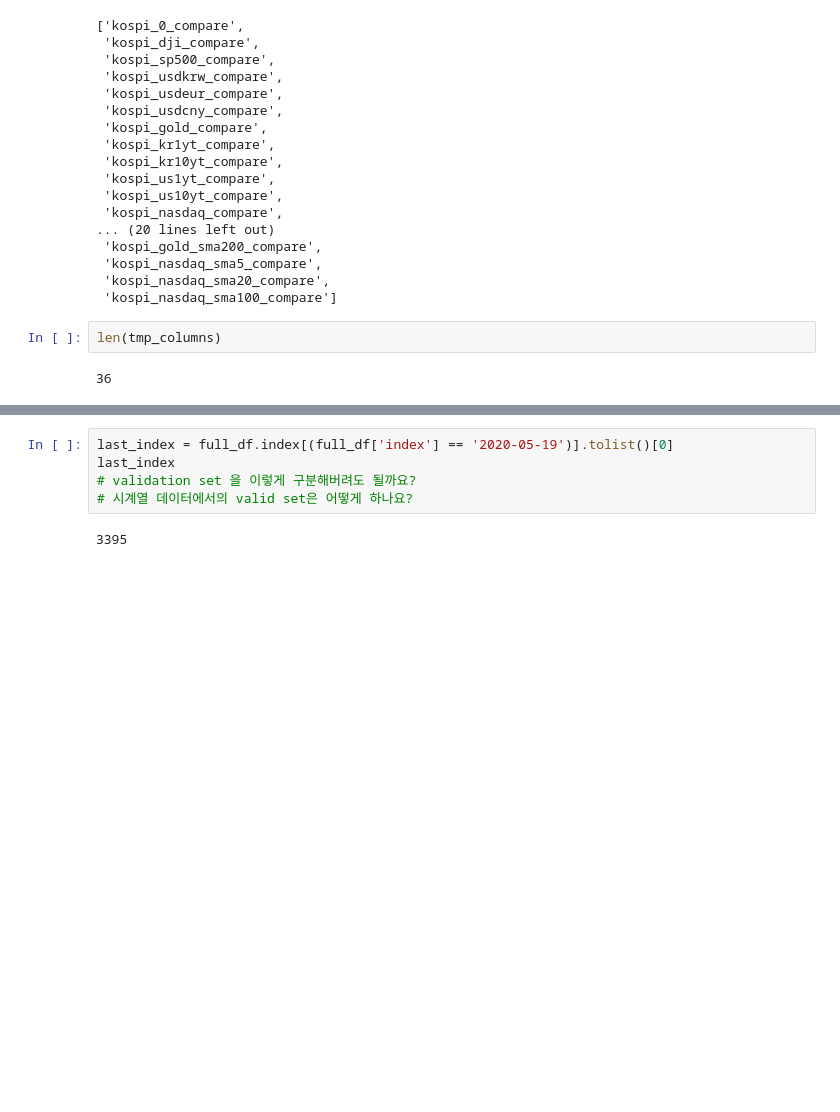
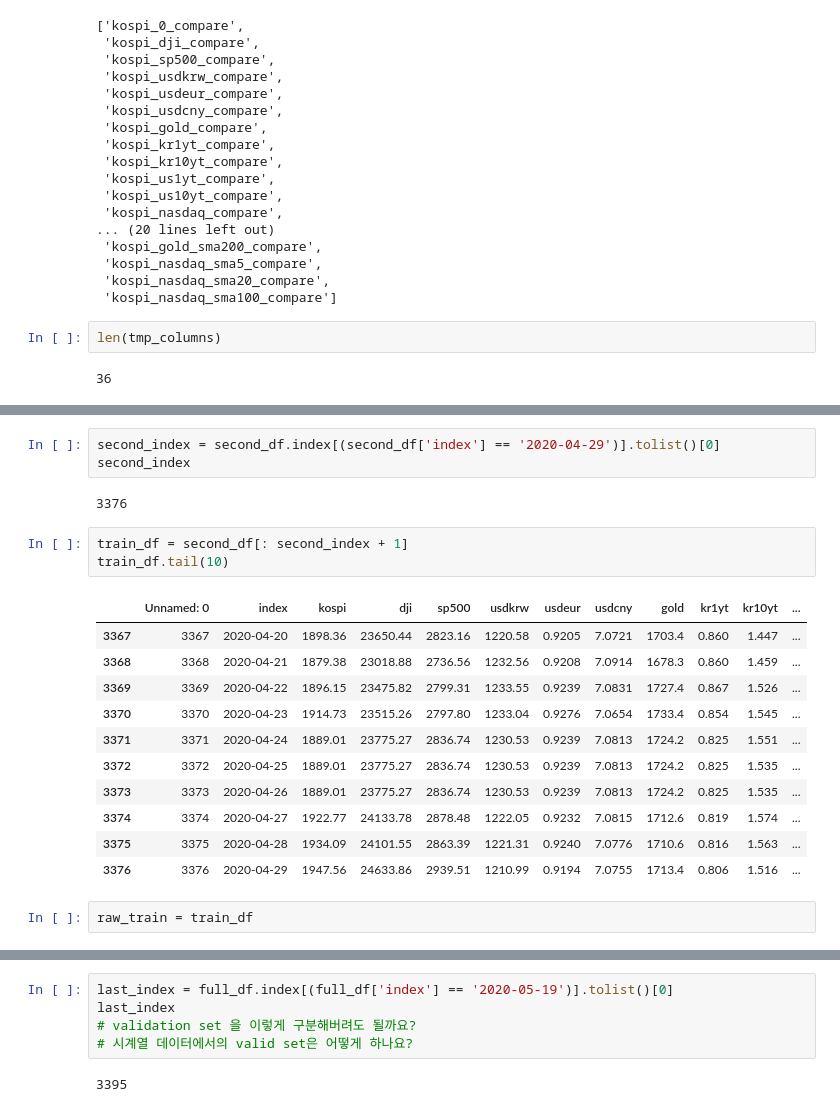
Before and after one commit to YDS-mini15/kospi-price-prediction, a Jupyter notebook: default.ipynb, the cells around one changed output, grey strips where cells are left out. Cells and saved outputs as stored; diff of their text form; blank space fills up the shorter version.

```diff
--- a/default.ipynb
+++ b/default.ipynb
@@ -447,0 +443,22 @@ Index(['index', 'kospi', 'dji', 'sp500', 'usdkrw', 'usdeur', 'usdcny', 'gold',
+# %%
+second_index = second_df.index[(second_df['index'] == '2020-04-29')].tolist()[0]
+second_index
+# %% [output]
+3376
+# %%
+train_df = second_df[: second_index + 1]
+train_df.tail(10)
+# %% [output]
+|  | Unnamed: 0 | index | kospi | dji | sp500 | usdkrw | usdeur | usdcny | gold | kr1yt | kr10yt | ... |
+| 3367 | 3367 | 2020-04-20 | 1898.36 | 23650.44 | 2823.16 | 1220.58 | 0.9205 | 7.0721 | 1703.4 | 0.860 | 1.447 | ... |
+| 3368 | 3368 | 2020-04-21 | 1879.38 | 23018.88 | 2736.56 | 1232.56 | 0.9208 | 7.0914 | 1678.3 | 0.860 | 1.459 | ... |
+| 3369 | 3369 | 2020-04-22 | 1896.15 | 23475.82 | 2799.31 | 1233.55 | 0.9239 | 7.0831 | 1727.4 | 0.867 | 1.526 | ... |
+| 3370 | 3370 | 2020-04-23 | 1914.73 | 23515.26 | 2797.80 | 1233.04 | 0.9276 | 7.0654 | 1733.4 | 0.854 | 1.545 | ... |
+| 3371 | 3371 | 2020-04-24 | 1889.01 | 23775.27 | 2836.74 | 1230.53 | 0.9239 | 7.0813 | 1724.2 | 0.825 | 1.551 | ... |
+| 3372 | 3372 | 2020-04-25 | 1889.01 | 23775.27 | 2836.74 | 1230.53 | 0.9239 | 7.0813 | 1724.2 | 0.825 | 1.535 | ... |
+| 3373 | 3373 | 2020-04-26 | 1889.01 | 23775.27 | 2836.74 | 1230.53 | 0.9239 | 7.0813 | 1724.2 | 0.825 | 1.535 | ... |
+| 3374 | 3374 | 2020-04-27 | 1922.77 | 24133.78 | 2878.48 | 1222.05 | 0.9232 | 7.0815 | 1712.6 | 0.819 | 1.574 | ... |
+| 3375 | 3375 | 2020-04-28 | 1934.09 | 24101.55 | 2863.39 | 1221.31 | 0.9240 | 7.0776 | 1710.6 | 0.816 | 1.563 | ... |
+| 3376 | 3376 | 2020-04-29 | 1947.56 | 24633.86 | 2939.51 | 1210.99 | 0.9194 | 7.0755 | 1713.4 | 0.806 | 1.516 | ... |
+# %%
+raw_train = train_df
```
Also changed, not shown: parts of 40 cells of this notebook.
